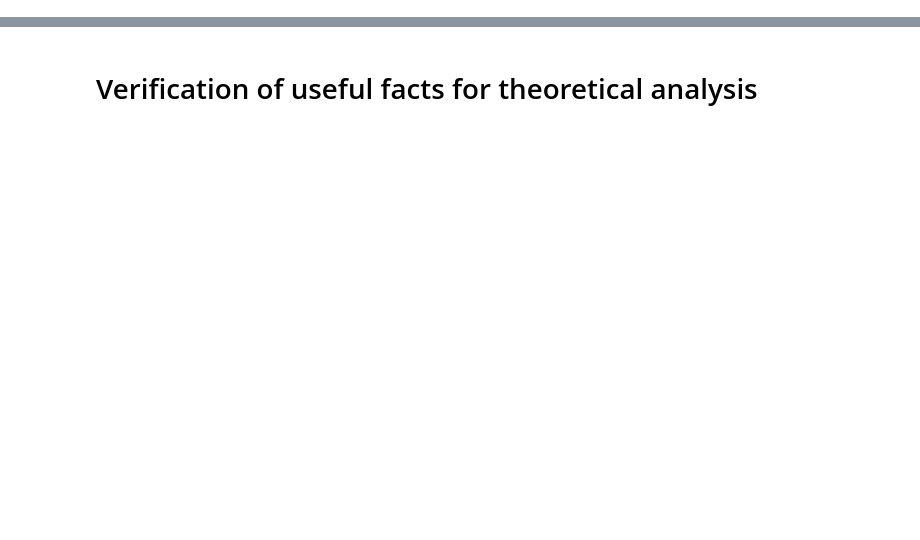
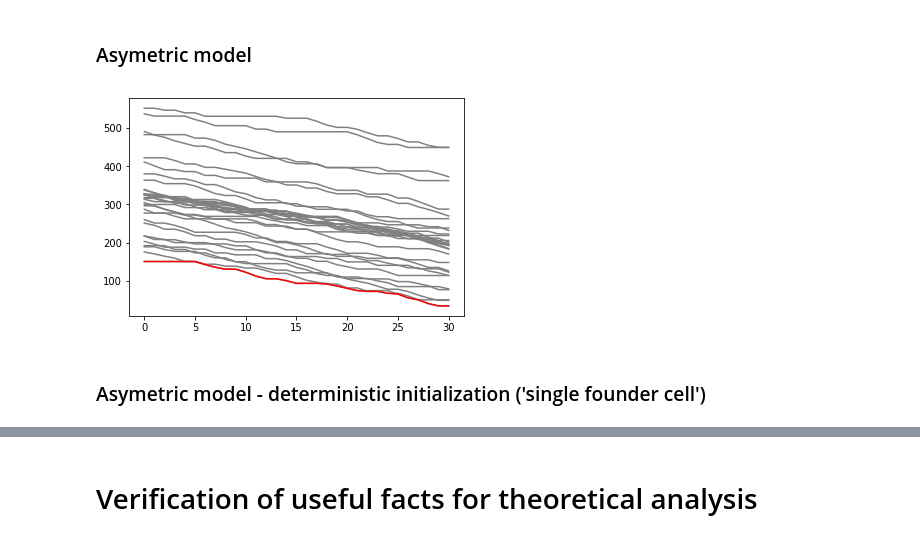
Before and after one commit to PierreMarion23/EA_P2_binder, a Jupyter notebook: simulation_sans_telomerase.ipynb, the cells around one changed output, grey strips where cells are left out. Cells and saved outputs as stored; diff of their text form; code cells hidden in the pictures; blank space fills up the shorter version.

```diff
--- a/simulation_sans_telomerase.ipynb
+++ b/simulation_sans_telomerase.ipynb
@@ -143,13 +18,0 @@ print(np.std(T_final)/np.mean(T_final))
-# %%
-n_exp = 10000
-L_finales = []
-T_final = []
-for exp in range(n_exp):
-    T = 0
-    list_lengths = [initialisation_from_distr() for k in range(32)]
-    longueur = min(list_lengths)
-    while longueur > 19:
-        T += 1
-        list_lengths = evolution(list_lengths)
-        longueur = min(list_lengths)
-    T_final.append(T)
@@ -170,9 +18,0 @@ print(np.std(T_final)/np.mean(T_final))
-# %%
-n_exp = 10000
-L_finales = []
-T_final = []
-for exp in range(n_exp):
-    T = 0
-    list_lengths = [initialisation_from_distr() for k in range(32)]
-    longueur = min(list_lengths)
-    T_final.append(int((longueur-19)/3.75)+1)
@@ -188,0 +106,7 @@ print(np.std(T_final)/np.mean(T_final))
+# %%
+# Initialization of the simulation without telomerase : a random variable following the above distribution
+def initialization_from_distr():
+    u = npr.rand()
+    return np.where(cdf>u)[0][0] / 2.
+# %% [markdown]
+### Asymetric model
@@ -188,0 +125,16 @@ print(np.std(T_final)/np.mean(T_final))
+# %%
+# Example with 32 telomeres and 30 cell divisions. The telomere of minimal length is in red.
+T = 30
+list_lengths = [initialization_from_distr() for k in range(32)]
+big_list = [list_lengths]
+for t in range(T):
+    list_lengths = evolution(list_lengths)
+    big_list.append(list_lengths)
+for k in range(32):
+    plt.plot(range(T+1), [big_list[i][k] for i in range(T+1)], color='grey')
+plt.plot(range(T+1), [min(big_list[i]) for i in range(T+1)], color='red')
+plt.show()
+# %% [output]
+[figure, added]
+# %% [markdown]
+### Asymetric model -  deterministic initialization ('single founder cell')
```
Also changed, not shown: parts of 66 cells of this notebook, 1 other file.
